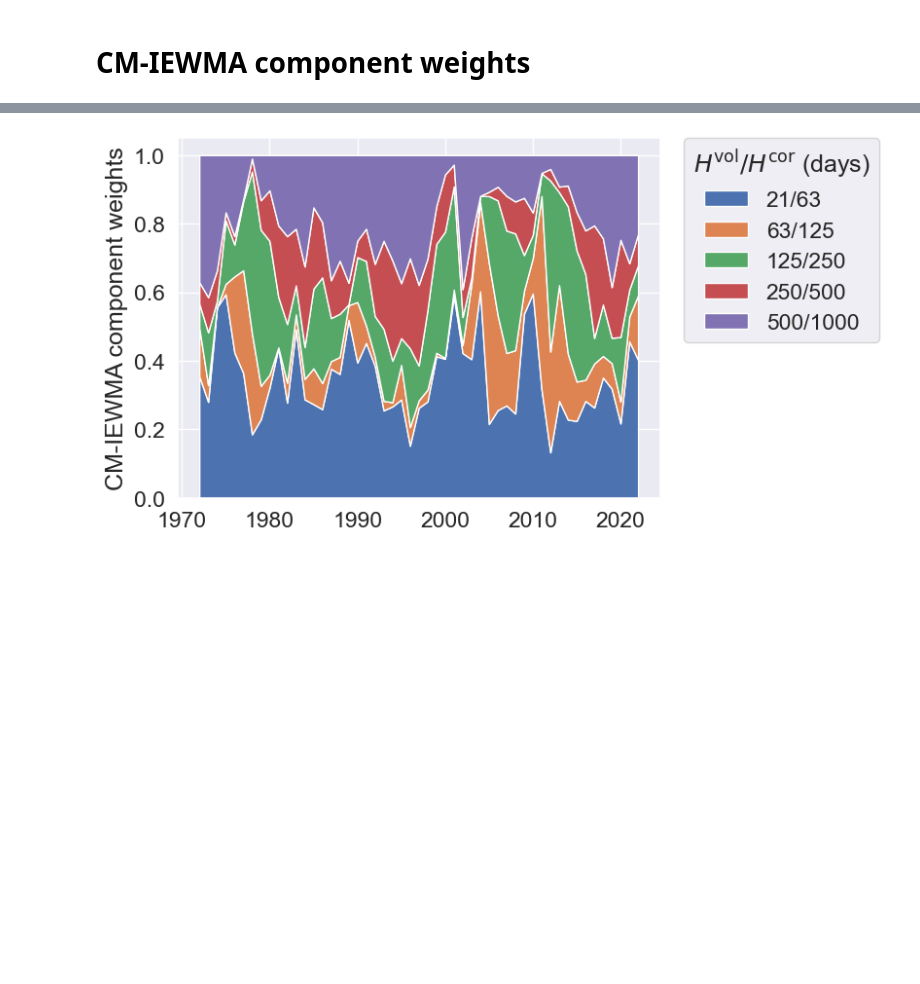
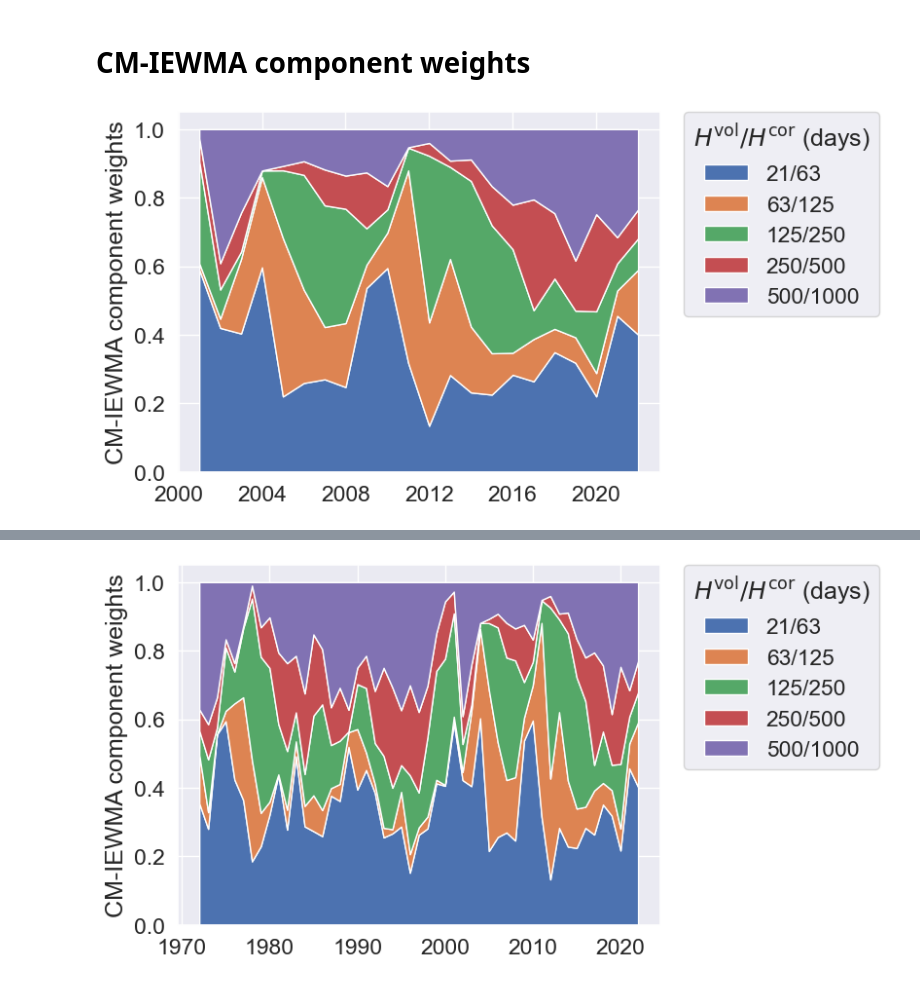
Before and after one commit to cvxgrp/cov_pred_finance, a Jupyter notebook: experiments/industry_portfolios.ipynb, the cells around one changed output, grey strips where cells are left out. Saved outputs shown, nothing was run; the diff lists cells and outputs as text; code cells hidden in the pictures; blank space fills up the shorter version.

```diff
--- a/experiments/industry_portfolios.ipynb
+++ b/experiments/industry_portfolios.ipynb
@@ -94,6 +73,8 @@ times = returns.index[249:]
 mgarch = {times[t]: pd.DataFrame(Sigmas[t], index=returns.columns, columns=returns.columns) for t in range(Sigmas.shape[0])}
 # %%
 # CM-IEWMA
+cm_iewma_pairs = [(10, 21), (21, 63), (63, 125), (125, 250), (250, 500)] # TODO: uncomment
+
 iewmas = {f"{pair[0]}-{pair[1]}": list(iterated_ewma(returns, vola_halflife=pair[0], cov_halflife=pair[1], min_periods_vola=63, min_periods_cov=63)) for pair in cm_iewma_pairs}
 Sigmas = {key: {item.time: item.covariance for item in iewma} for key, iewma in iewmas.items()}
 
@@ -101,7 +82,7 @@ Sigmas = {key: {item.time: item.covariance for item in iewma} for key, iewma in
 fast = cm_iewma_pairs[0]; fast = f"{fast[0]}-{fast[1]}"
 Sigmas[fast] = add_to_diagonal(Sigmas[fast], lamda=0.05)
 
-results = list(from_sigmas(Sigmas, returns, means=None).solve(window=10))
+results = list(from_sigmas(Sigmas, returns, means=None).solve(window=10, solver="ECOS"))
 
 cm_iewma = {result.time: result.covariance for result in results}
 weights = {result.time: result.weights for result in results}
@@ -119,6 +100,7 @@ for t in returns.index:
 # %%
 # Define start and end of backtest; first two years used for training/burn-in
 start_date = pd.to_datetime("1971-06-24", format="%Y-%m-%d")
+start_date = pd.to_datetime("2000-01-03", format="%Y-%m-%d")
 # start_date = pd.to_datetime("2010-01-04", format="%Y-%m-%d")
 end_date = pd.to_datetime("2022-12-30", format="%Y-%m-%d")
 # %%
@@ -131,3 +113,11 @@ for predictor in predictors_temp:
     predictors.append({t: predictor[t] for t in predictor.keys() if t >= start_date and t <= end_date})
 # %% [markdown]
 # CM-IEWMA component weights
+# %%
+yearly_weights  = pd.DataFrame(weights).T.resample("Y").mean().loc[start_date:end_date]
+
+plt.stackplot(yearly_weights.index, yearly_weights.values.T, labels=[f"{pair[0]}/{pair[1]}" for pair in cm_iewma_pairs])
+plt.ylabel("CM-IEWMA component weights")
+plt.legend(bbox_to_anchor=(1.05, 1), loc='upper left', borderaxespad=0., title=r"$H^{\mathrm{vol}}/H^{\mathrm{cor}}$ (days)");
+# %% [output]
+[figure, added]
```
Also changed, not shown: parts of 75 cells of this notebook, 9 other files.
